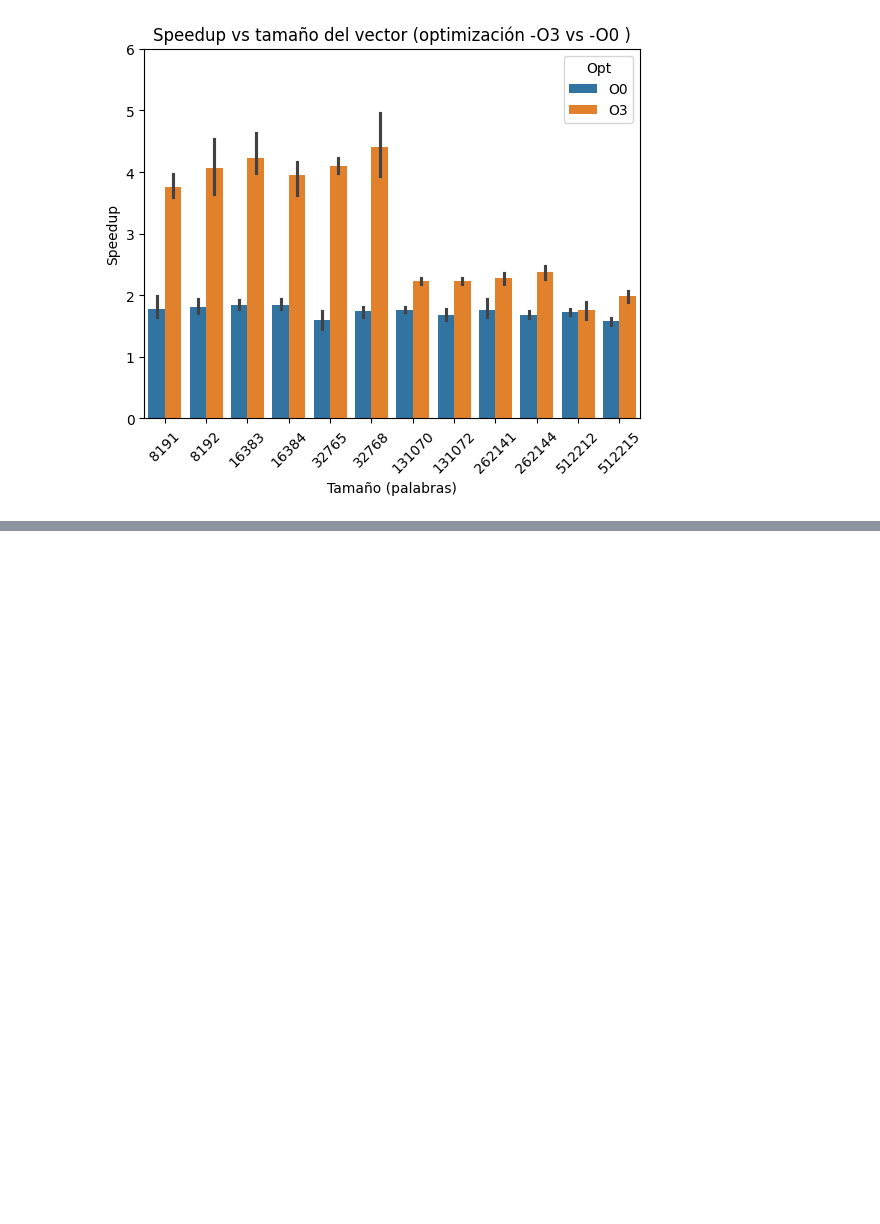
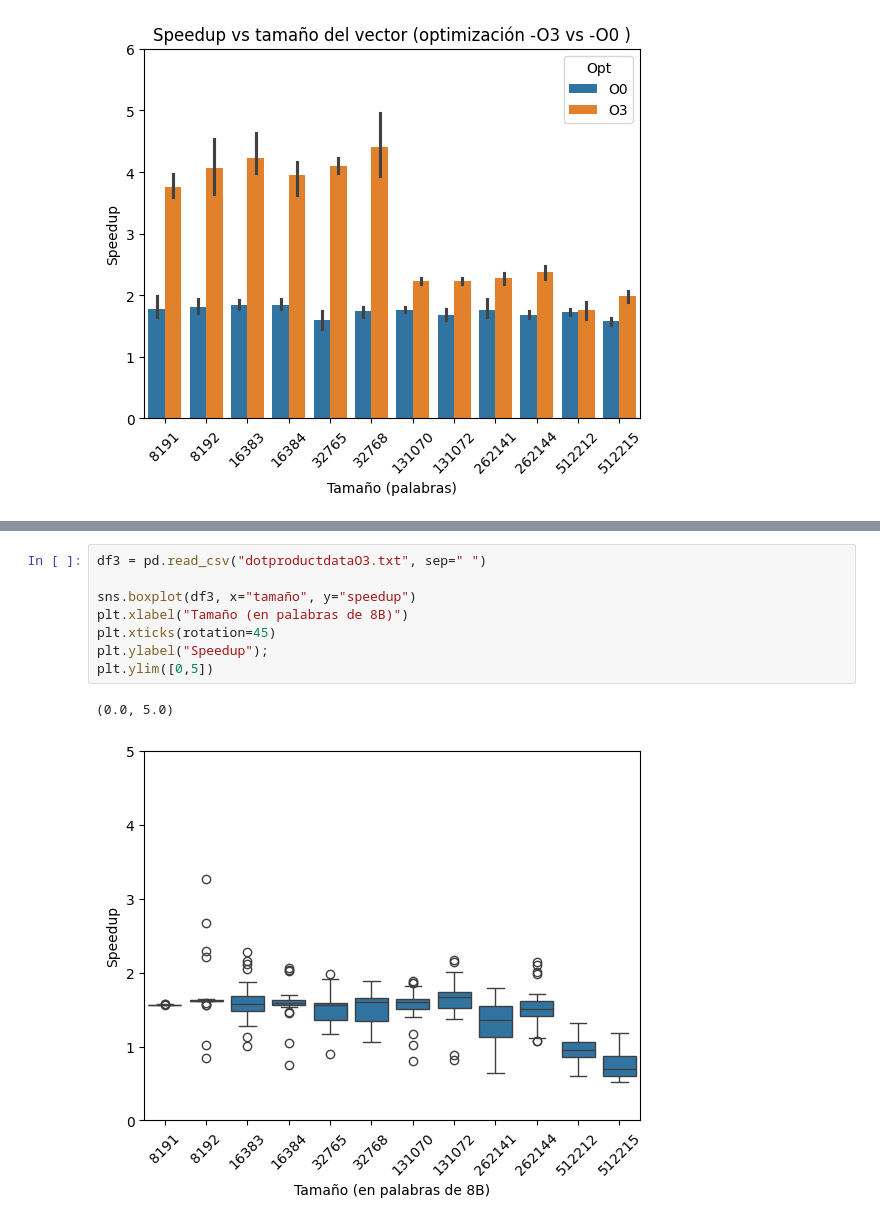
Before and after one commit to victorino3c/CAP-P1, a Jupyter notebook: Tutorial_SIMD_intirnsics.ipynb/Tutorial_SIMD_intirnsics.ipynb, the cells around one changed output, grey strips where cells are left out. Cells and saved outputs as stored; diff of their text form; blank space fills up the shorter version.

```diff
--- a/Tutorial_SIMD_intirnsics.ipynb/Tutorial_SIMD_intirnsics.ipynb
+++ b/Tutorial_SIMD_intirnsics.ipynb/Tutorial_SIMD_intirnsics.ipynb
@@ -815,0 +844,11 @@ plt.ylim([0,6]);
+# %%
+df3 = pd.read_csv("dotproductdataO3.txt", sep=" ")
+
+sns.boxplot(df3, x="tamaño", y="speedup")
+plt.xlabel("Tamaño (en palabras de 8B)")
+plt.xticks(rotation=45)
+plt.ylabel("Speedup");
+plt.ylim([0,5])
+# %% [output]
+(0.0, 5.0)
+[figure, added]
```
Also changed, not shown: parts of 9 cells of this notebook.
